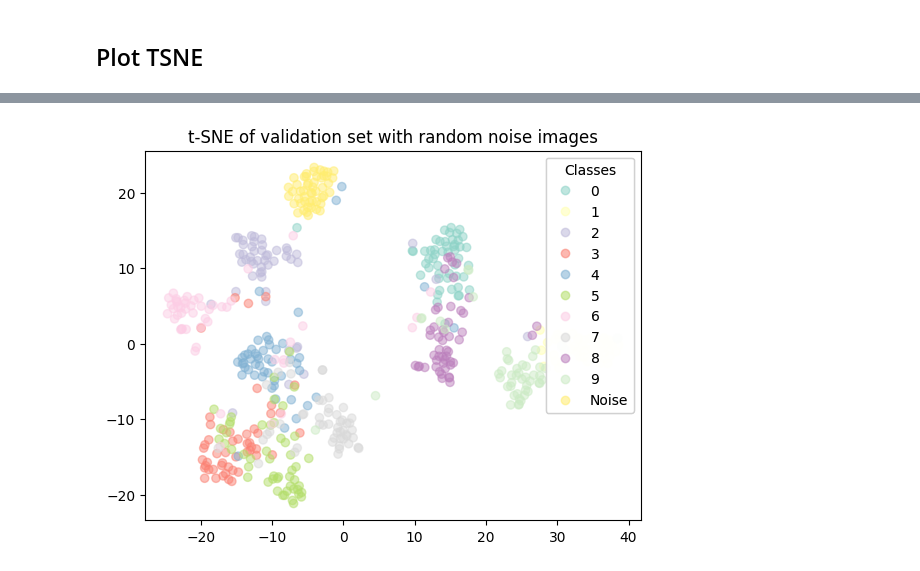
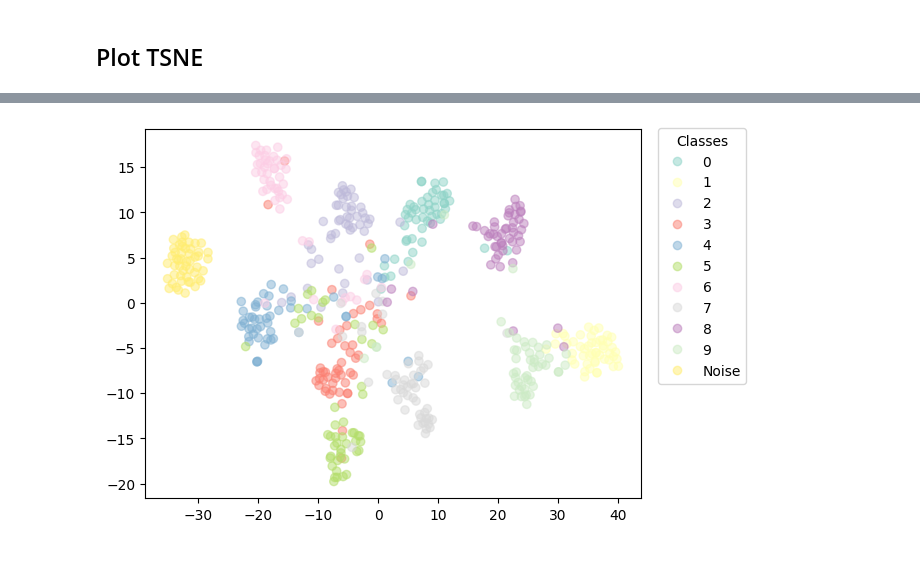
Before and after one commit to seungjaeryanlee/pure-noise, a Jupyter notebook: analysis_tsne.ipynb, the cells around one changed output, grey strips where cells are left out. Drawn from its saved outputs; the diff is of its cells as text; code cells hidden in the pictures.

```diff
--- a/analysis_tsne.ipynb
+++ b/analysis_tsne.ipynb
@@ -74,7 +94,7 @@ embedding_net = embedding_net.eval()
 from replace_with_pure_noise import sample_noise_images
 
 noise_images = sample_noise_images(
-    image_size=CONFIG.image_size,
+    image_size=CONFIG.pure_noise_image_size,
     mean=CONFIG.pure_noise_mean,
     std=CONFIG.pure_noise_std,
     count=CONFIG.per_class_count,
@@ -84,12 +104,13 @@ noise_images = noise_images.to(device)
 ## Load Dataset
 # %%
 from torch.utils.data import DataLoader
+from torchvision.datasets import CIFAR10
 
-from datasets.cifar10 import build_train_dataset, build_valid_dataset
 from initializers import initialize_transforms
 
+DATA_ROOT = "./data"
 valid_transform = initialize_transforms(CONFIG.valid_transform_reprs)
-valid_dataset = build_valid_dataset(transform=valid_transform)
+valid_dataset = CIFAR10(root=DATA_ROOT, train=False, transform=valid_transform, download=True)
 valid_loader = DataLoader(
     valid_dataset,
     batch_size=CONFIG.batch_size,
@@ -111,6 +142,7 @@ with torch.no_grad():
     valid_labels = []
     for minibatch_i, (inputs, labels) in enumerate(valid_loader):
         inputs = inputs.float().to(device)
+        inputs = normalizer(inputs)
         labels = labels.to(device)
 
         valid_inputs.extend(inputs.cpu().tolist())
@@ -128,8 +156,9 @@ with torch.no_grad():
     valid_subset_outputs = []
     valid_subset_labels = []
     for class_ in np.arange(CONFIG.num_classes):
-        per_class_inputs = valid_inputs[valid_labels == class_][:CONFIG.per_class_count]
-        per_class_labels = valid_labels[valid_labels == class_][:CONFIG.per_class_count]
+        random_indices = np.random.choice(1000, CONFIG.per_class_count)
+        per_class_inputs = valid_inputs[valid_labels == class_][random_indices]
+        per_class_labels = valid_labels[valid_labels == class_][random_indices]
 
         per_class_inputs = torch.FloatTensor(per_class_inputs).to(device)
         per_class_labels = torch.FloatTensor(per_class_labels).to(device)
@@ -178,21 +192,20 @@ fig.show()
 # %%
-import seaborn as sns
 import matplotlib.pyplot as plt
 
 fig, ax = plt.subplots()
 sc = ax.scatter(
     x=outputs_tsne[:, 0],
     y=outputs_tsne[:, 1],
     c=labels,
     alpha=0.5,
     cmap="Set3",
 )
 # produce a legend with the unique colors from the scatter
 legend_elements = sc.legend_elements()
 legend_elements[1][-1] = "Noise"
-legend = ax.legend(*legend_elements, loc="upper right", title="Classes")
-ax.add_artist(legend)
-ax.set_title("t-SNE of validation set with random noise images")
+plt.legend(*legend_elements, loc="upper left", title="Classes", bbox_to_anchor=(1.02, 1.02))
+# ax.set_title("t-SNE of validation set with random noise images")
+fig.savefig("tsne.png", bbox_inches='tight')
 fig.show()
 # %% [output]
-[figure, old version]
+[figure, new version]
```
Also changed, not shown: parts of 11 cells of this notebook.
